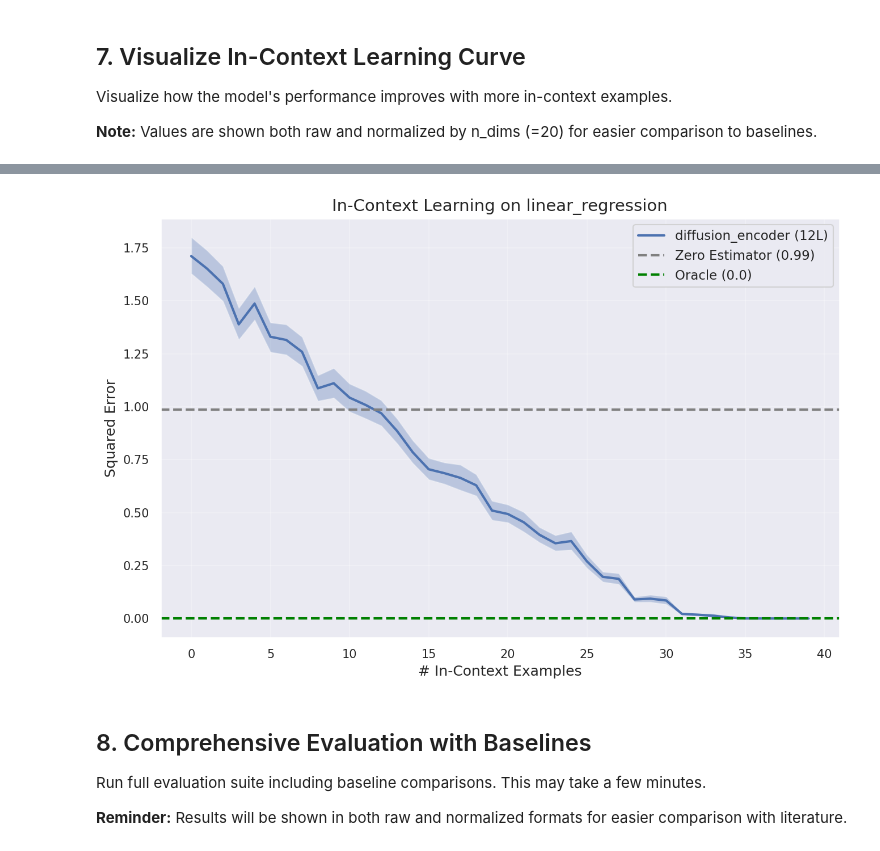
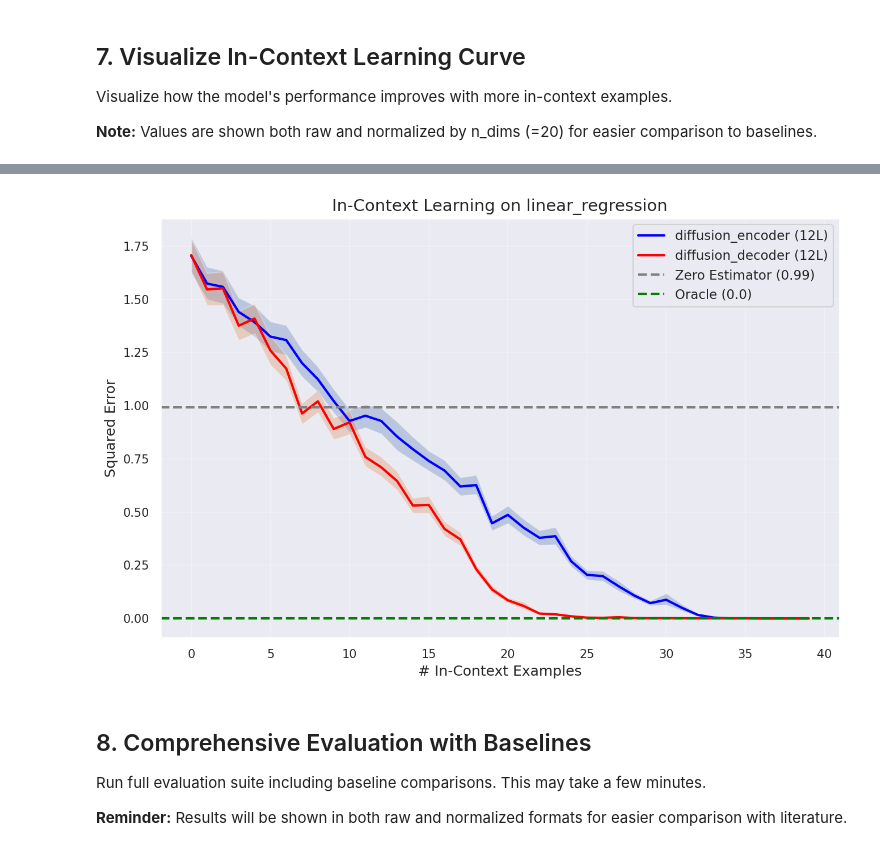
Before and after one commit to Jaredanwolfgang/ICL-dLLM, a Jupyter notebook: in-context-learning/src/eval_diffusion.ipynb, the cells around one changed output, grey strips where cells are left out. Saved outputs shown, nothing was run; the diff lists cells and outputs as text; code cells hidden in the pictures.

```diff
--- a/in-context-learning/src/eval_diffusion.ipynb
+++ b/in-context-learning/src/eval_diffusion.ipynb
@@ -360,12 +349,13 @@ Visualize how the model's performance improves with more in-context examples.
 
 **Note:** Values are shown both raw and normalized by n_dims (=20) for easier comparison to baselines.
 # %%
+from tqdm import tqdm
 # Setup evaluation parameters from config
-n_dims = conf.model.n_dims
-n_points = conf.training.curriculum.points.end
+n_dims = encoder_conf.model.n_dims
+n_points = encoder_conf.training.curriculum.points.end
 batch_size = 64
-task_name = conf.training.task
-data_name = conf.training.data
+task_name = encoder_conf.training.task
+data_name = encoder_conf.training.data
 
 # Create data and task samplers
 data_sampler = get_data_sampler(data_name, n_dims=n_dims)
@@ -389,48 +379,70 @@ print(f"  ys shape: {ys.shape}  (batch_size, n_points)")
 
 # For diffusion models, use p_sample_loop to generate predictions
 device = "cuda" if torch.cuda.is_available() else "cpu"
-model = model.to(device)
+encoder_model = encoder_model.to(device)
+decoder_model = decoder_model.to(device)
 xs_device = xs.to(device)
 ys = ys.unsqueeze(-1).to(device)
 
-results = []   # list of dicts, one per n_query
+encoder_results = []   # list of dicts, one per n_query
+decoder_results = []   # list of dicts, one per n_query
 
-for i in range(40, 0, -1):
+for i in tqdm(range(40, 0, -1)):
     n_query = i
     ys_demo = ys[:, :-n_query, :]
     ys_truth = ys[:, -n_query:, :]
 
     with torch.no_grad():
-        ys_pred_full = model.p_sample_loop(xs_device, ys_demo, n_query)
+        ys_pred_full_encoder = encoder_model.p_sample_loop(xs_device, ys_demo, n_query)
+        ys_pred_full_decoder = decoder_model.p_sample_loop(xs_device, ys_demo, n_query)
 
-    pred = ys_pred_full[:, -n_query:, :]
+    pred_encoder = ys_pred_full_encoder[:, -n_query:, :]
+    pred_decoder = ys_pred_full_decoder[:, -n_query:, :]
     metric = task.get_metric()
 
     # Loss for every element (batch_size, n_query)
-    raw_loss = metric(pred.cpu(), ys_truth.cpu())   # NOT averaged yet
+    raw_loss_encoder = metric(pred_encoder.cpu(), ys_truth.cpu())   # NOT averaged yet
+    raw_loss_decoder = metric(pred_decoder.cpu(), ys_truth.cpu())   # NOT averaged yet
 
     # Flatten: one bootstrap distribution across all evaluation points this step
-    samples = raw_loss.reshape(-1)  # shape = (batch_size * n_query,)
+    samples_encoder = raw_loss_encoder.reshape(-1)  # shape = (batch_size * n_query,)
+    samples_decoder = raw_loss_decoder.reshape(-1)  # shape = (batch_size * n_query,)
 
     # Bootstrap
     bootstrap_trials = 2000
-    N = len(samples)
-    idx = torch.randint(0, N, (bootstrap_trials, N))
-    bootstrap_samples = samples[idx].mean(dim=1)  # mean loss each bootstrap
+    N_encoder = len(samples_encoder)
+    N_decoder = len(samples_decoder)
+    idx_encoder = torch.randint(0, N_encoder, (bootstrap_trials, N_encoder))
+    idx_decoder = torch.randint(0, N_decoder, (bootstrap_trials, N_decoder))
+    bootstrap_samples_encoder = samples_encoder[idx_encoder].mean(dim=1)  # mean loss each bootstrap
+    bootstrap_samples_decoder = samples_decoder[idx_decoder].mean(dim=1)  # mean loss each bootstrap
 
-    sorted_bs = torch.sort(bootstrap_samples)[0]
-    low = sorted_bs[int(0.05 * bootstrap_trials)].item()
-    high = sorted_bs[int(0.95 * bootstrap_trials)].item()
-    mean = samples.mean().item()
-    std = samples.std().item()
+    sorted_bs_encoder = torch.sort(bootstrap_samples_encoder)[0]
+    low_encoder = sorted_bs_encoder[int(0.05 * bootstrap_trials)].item()
+    high_encoder = sorted_bs_encoder[int(0.95 * bootstrap_trials)].item()
+    mean_encoder = samples_encoder.mean().item()
+    std_encoder = samples_encoder.std().item()
+
+    sorted_bs_decoder = torch.sort(bootstrap_samples_decoder)[0]
+    low_decoder = sorted_bs_decoder[int(0.05 * bootstrap_trials)].item()
+    high_decoder = sorted_bs_decoder[int(0.95 * bootstrap_trials)].item()
+    mean_decoder = samples_decoder.mean().item()
+    std_decoder = samples_decoder.std().item()
 
     # Save results for this n_query
-    results.append({
+    encoder_results.append({
         "n_query": n_query,
-        "mean": mean,
-        "std": std,
-        "low": low,
-        "high": high,
+        "mean": mean_encoder,
+        "std": std_encoder,
+        "low": low_encoder,
+        "high": high_encoder,
+    })
+    decoder_results.append({
+        "n_query": n_query,
+        "mean": mean_decoder,
+        "std": std_decoder,
+        "low": low_decoder,
+        "high": high_decoder,
     })
 
 # Baseline calculations -------------------------------------------
@@ -446,14 +458,20 @@ oracle = 0.0
 
 # --------------------------------------------------------------
 
-x_axis = np.arange(1, len(results) + 1)
+x_axis = np.arange(1, len(encoder_results) + 1)
 
 plt.figure(figsize=(9, 6), dpi=150)
-means = [m["mean"] for m in results]
-plt.plot(means, lw=2, ms=6, label=f"{conf.model.family} ({conf.model.n_layer}L)")
-low = [m["low"] for m in results]
-high = [m["high"] for m in results]
-plt.fill_between(range(len(low)), low, high, alpha=0.3)
+encoder_means = [m["mean"] for m in encoder_results]
+plt.plot(encoder_means, lw=2, ms=6, label=f"{encoder_conf.model.family} ({encoder_conf.model.n_layer}L)", color="blue")
+encoder_low = [m["low"] for m in encoder_results]
+encoder_high = [m["high"] for m in encoder_results]
+plt.fill_between(range(len(encoder_low)), encoder_low, encoder_high, alpha=0.3)
+
+decoder_means = [m["mean"] for m in decoder_results]
+plt.plot(decoder_means, lw=2, ms=6, label=f"{decoder_conf.model.family} ({decoder_conf.model.n_layer}L)", color="red")
+decoder_low = [m["low"] for m in decoder_results]
+decoder_high = [m["high"] for m in decoder_results]
+plt.fill_between(range(len(decoder_low)), decoder_low, decoder_high, alpha=0.3)
 
 # Baselines -------------------------------------------------------
 plt.axhline(zero_baseline, color="gray", ls="--", lw=2,
@@ -495,4 +513,4 @@ Saved: eval_figure/icl_with_baselines.png
-[figure, old version]
+[figure, new version]
 # %% [markdown]
 ## 8. Comprehensive Evaluation with Baselines
 
```
Also changed, not shown: parts of 4 cells of this notebook, 8 other files.
